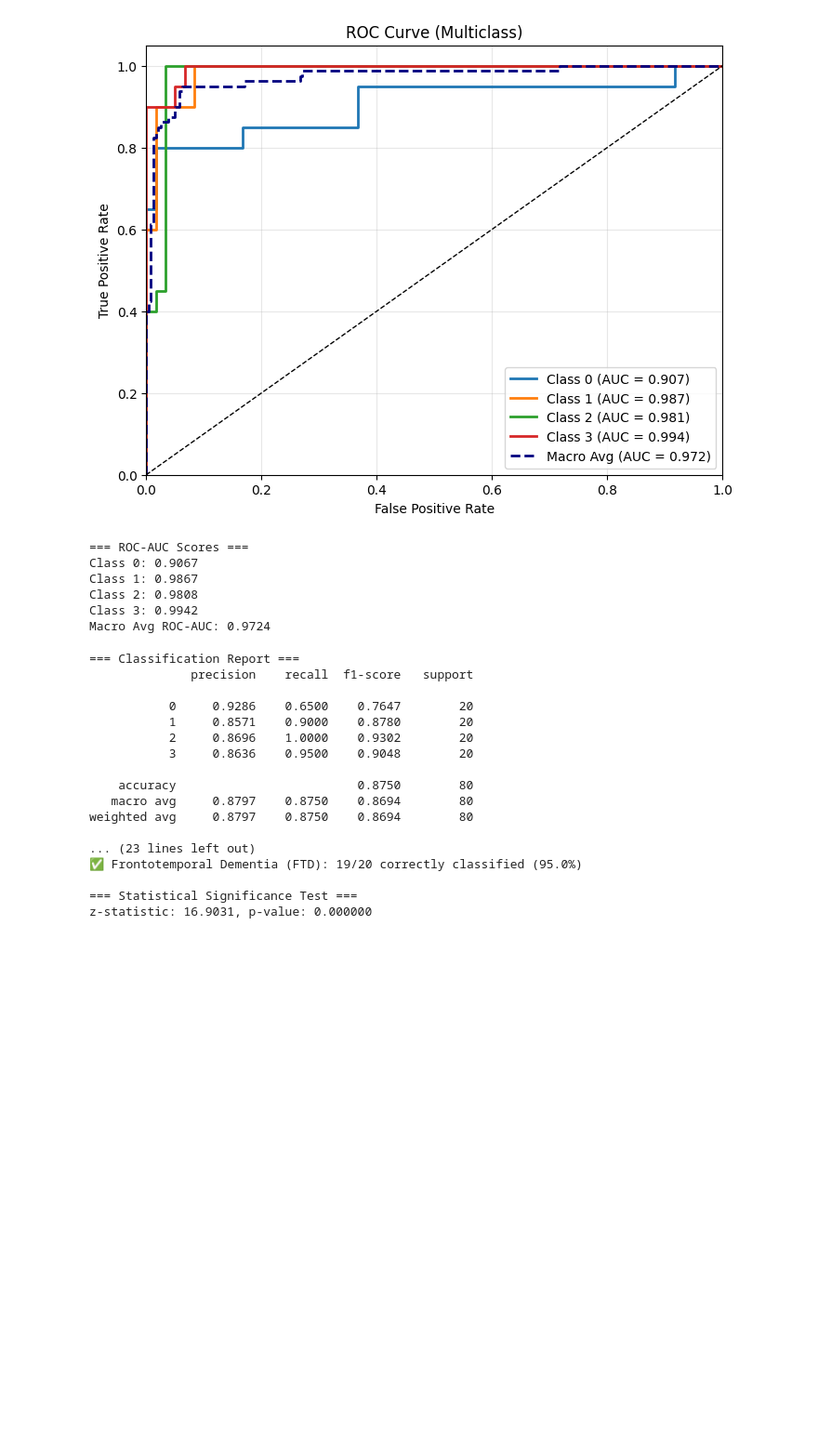
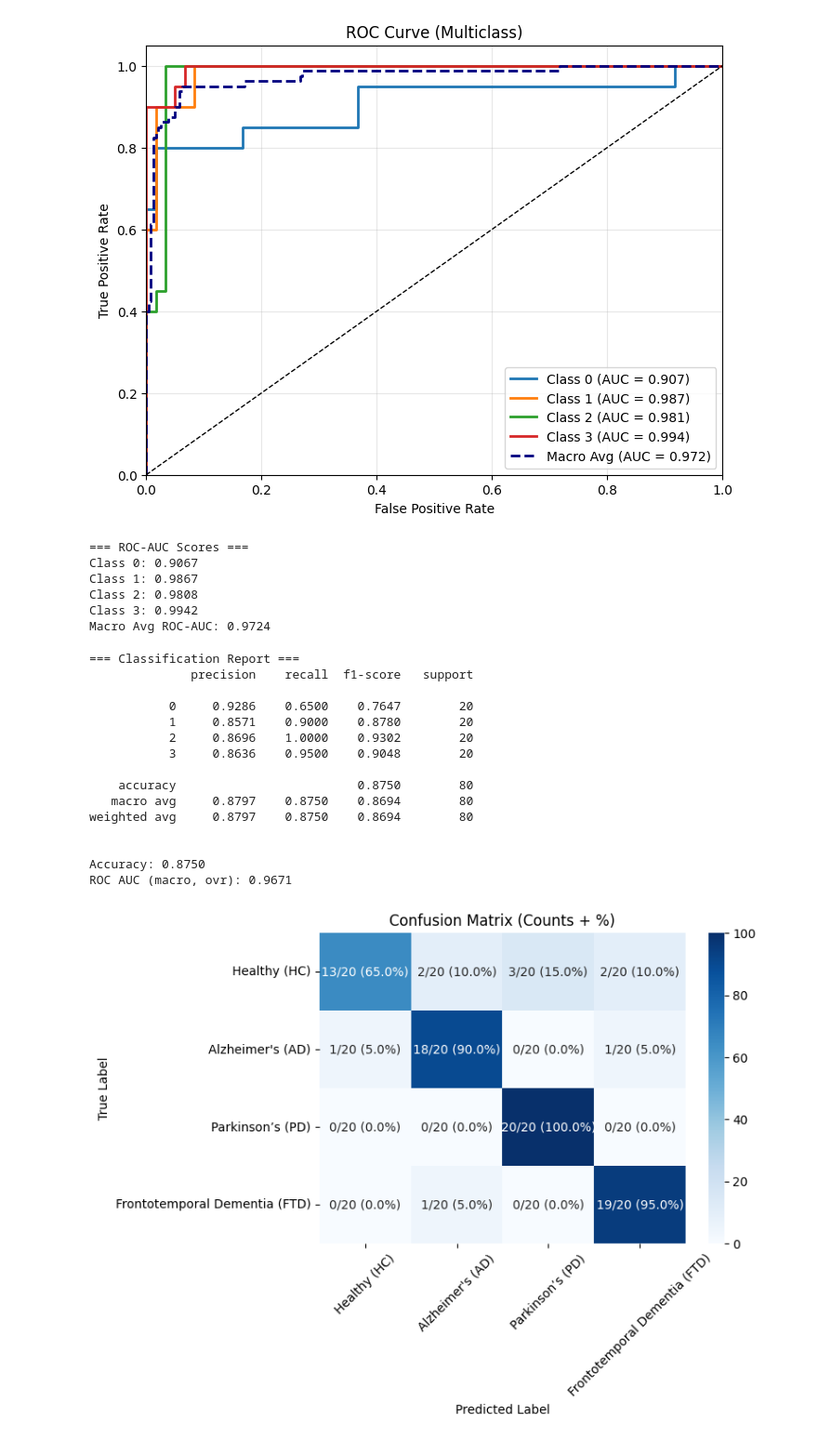
Before and after one commit to sidc124/Alzhimer-Detection, a Jupyter notebook: multiclass_customcnn.ipynb, the cells around one changed output. Shown: that part at 93% size. Cells and saved outputs as stored; diff of their text form; code cells hidden in the pictures; blank space fills up the shorter version.

```diff
--- a/multiclass_customcnn.ipynb
+++ b/multiclass_customcnn.ipynb
@@ -1002,18 +1002,11 @@ Class 2: 0.9808
 Class 3: 0.9942
 Macro Avg ROC-AUC: 0.9724
 # %%
-import torch
-import numpy as np
-from sklearn.metrics import (
-    classification_report,
-    confusion_matrix,
-    roc_auc_score,
-    accuracy_score
-)
-from statsmodels.stats.proportion import proportions_ztest
+import matplotlib.pyplot as plt
+import seaborn as sns
 
 # ============================
-# 🔹 Function: Detailed Evaluation
+# 🔹 Function: Detailed Evaluation (with Confusion Matrix Plot)
 # ============================
 def detailed_evaluation(model, loader, device):
     model.eval()
@@ -1042,14 +1035,41 @@ def detailed_evaluation(model, loader, device):
     print("\n=== Classification Report ===")
     print(classification_report(all_labels, all_preds, digits=4))
 
-    print("\n=== Confusion Matrix ===")
-    cm = confusion_matrix(all_labels, all_preds)
-    print(cm)
-
     acc = accuracy_score(all_labels, all_preds)
     auc = roc_auc_score(all_labels, all_probs, multi_class='ovr', average='macro')
     print(f"\nAccuracy: {acc:.4f}")
     print(f"ROC AUC (macro, ovr): {auc:.4f}")
+
+    # ============================
+    # 🔹 Confusion Matrix (Formatted)
+    # ============================
+    cm = confusion_matrix(all_labels, all_preds)
+    cm_percent = cm.astype('float') / cm.sum(axis=1)[:, np.newaxis] * 100
+
+    label_names_dict = {
+        0: "Healthy (HC)",
+        1: "Alzheimer's (AD)",
+        2: "Parkinson’s (PD)",
+        3: "Frontotemporal Dementia (FTD)"
+    }
+    class_names = [label_names_dict[i] for i in sorted(label_names_dict.keys())]
+
+    # Prepare annotations (counts + percentages)
+    annot = np.empty_like(cm).astype(str)
+    for i in range(cm.shape[0]):
+        for j in range(cm.shape[1]):
+            annot[i, j] = f"{cm[i,j]}/{cm[i].sum()} ({cm_percent[i,j]:.1f}%)"
+
+    plt.figure(figsize=(8,6))
+    sns.heatmap(cm_percent, annot=annot, fmt="", cmap="Blues",
+                xticklabels=class_names, yticklabels=class_names, cbar=True)
+    plt.ylabel("True Label")
+    plt.xlabel("Predicted Label")
+    plt.title("Confusion Matrix (Counts + %)")
+    plt.xticks(rotation=45)
+    plt.yticks(rotation=0)
+    plt.tight_layout()
+    plt.show()
 
     # ============================
     # 🔹 Sensitivity & Specificity
@@ -1080,15 +1100,8 @@ def detailed_evaluation(model, loader, device):
     # ============================
     # 🔹 Human-Readable Summary
     # ============================
-    label_names = {
-        0: "Healthy Control (HC)",
-        1: "Alzheimer's Disease (AD)",
-        2: "Parkinson’s Disease (PD)",
-        3: "Frontotemporal Dementia (FTD)"
-    }
-
     print("\n=== Diagnostic Group Summary ===")
-    for label, name in label_names.items():
+    for label, name in label_names_dict.items():
         total = np.sum(all_labels == label)
         correct = np.sum((all_labels == label) & (all_preds == label))
         acc_class = (correct / total * 100) if total > 0 else 0.0
@@ -1098,35 +1111,33 @@ def detailed_evaluation(model, loader, device):
     # 🔹 Statistical Significance Test
     # ============================
     chance_accuracy = 1.0 / num_classes
     successes = (all_preds == all_labels).sum()
     n_obs = len(all_labels)
     stat, pval = proportions_ztest(successes, n_obs, value=chance_accuracy)
 
     print("\n=== Statistical Significance Test ===")
     print(f"z-statistic: {stat:.4f}, p-value: {pval:.6f}")
 
     return all_labels, all_preds, all_probs, sensitivity, specificity
 
-
 # ============================
 # 🔹 Run Evaluation
 # ============================
 labels, preds, probs, sensitivity, specificity = detailed_evaluation(model, test_loader, device)
 # %% [output]
 === Classification Report ===
               precision    recall  f1-score   support
 
            0     0.9286    0.6500    0.7647        20
            1     0.8571    0.9000    0.8780        20
            2     0.8696    1.0000    0.9302        20
            3     0.8636    0.9500    0.9048        20
 
     accuracy                         0.8750        80
    macro avg     0.8797    0.8750    0.8694        80
 weighted avg     0.8797    0.8750    0.8694        80
 
-... (23 lines left out)
-✅ Frontotemporal Dementia (FTD): 19/20 correctly classified (95.0%)
 
-=== Statistical Significance Test ===
-z-statistic: 16.9031, p-value: 0.000000
+Accuracy: 0.8750
+ROC AUC (macro, ovr): 0.9671
+[figure, added]
```
Also changed, not shown: parts of 1 cell of this notebook.
